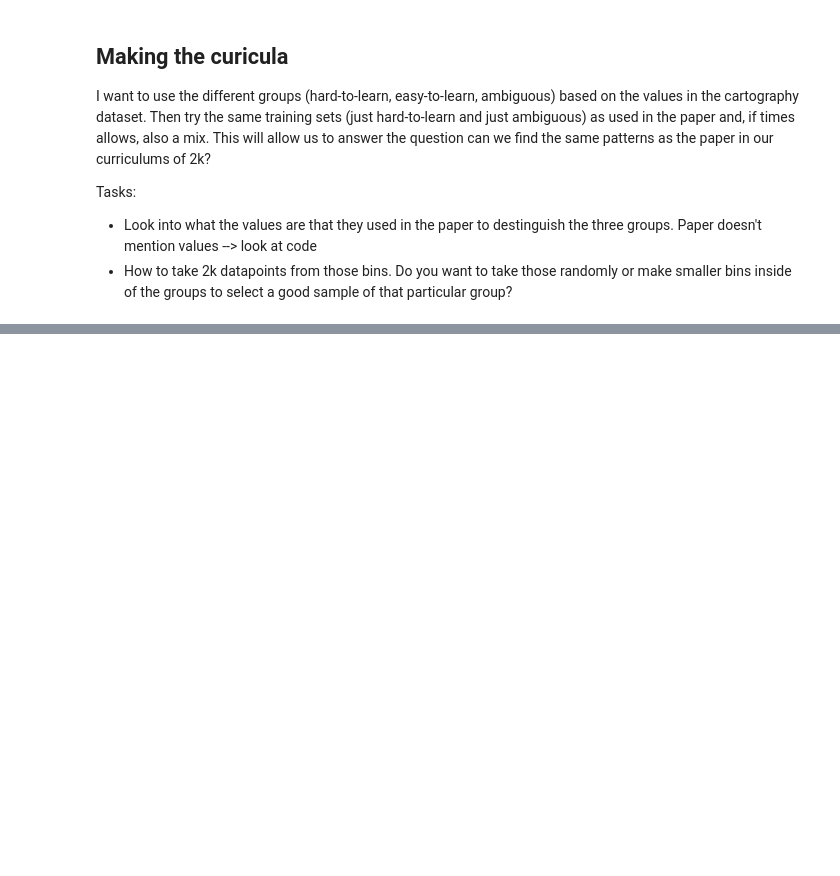
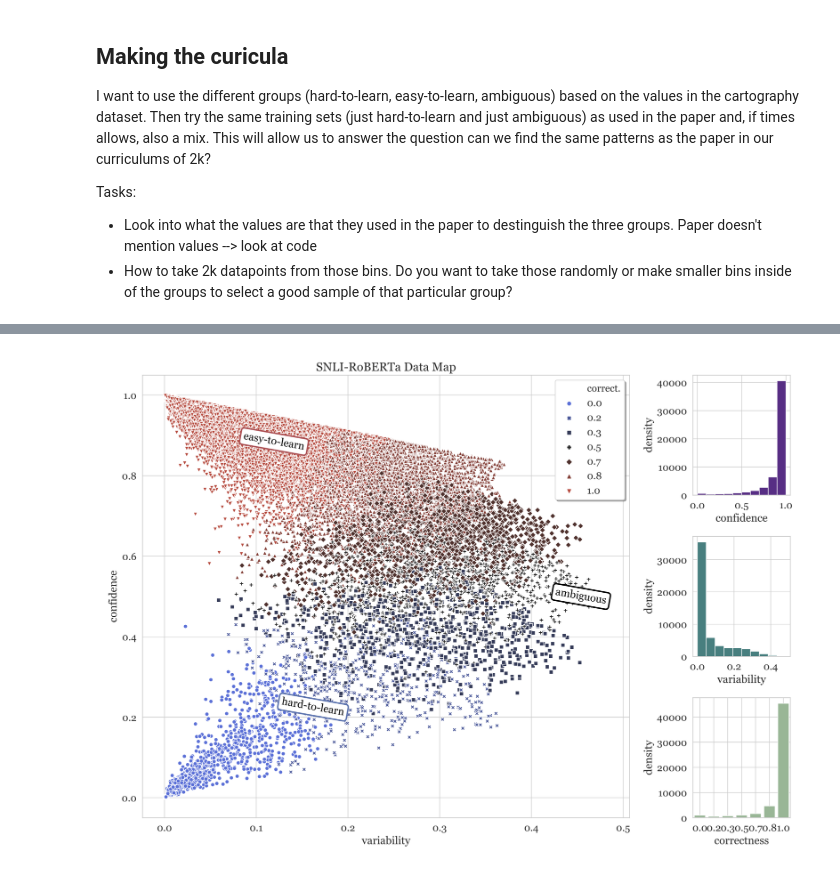
Before and after one commit to jacomijnprins/LoLa, a Jupyter notebook: cartography_selection/cartography.ipynb, the cells around one changed output, grey strips where cells are left out. Cells and saved outputs as stored; diff of their text form; code cells hidden in the pictures; blank space fills up the shorter version.

```diff
--- a/cartography_selection/cartography.ipynb
+++ b/cartography_selection/cartography.ipynb
@@ -166,0 +201,5 @@ Tasks:
+# %%
+from PIL import Image
+Image.open("SNLI_RoBERTa.png")
+# %% [output]
+[figure, added]
```
Also changed, not shown: parts of 11 cells of this notebook, 3 other files.
